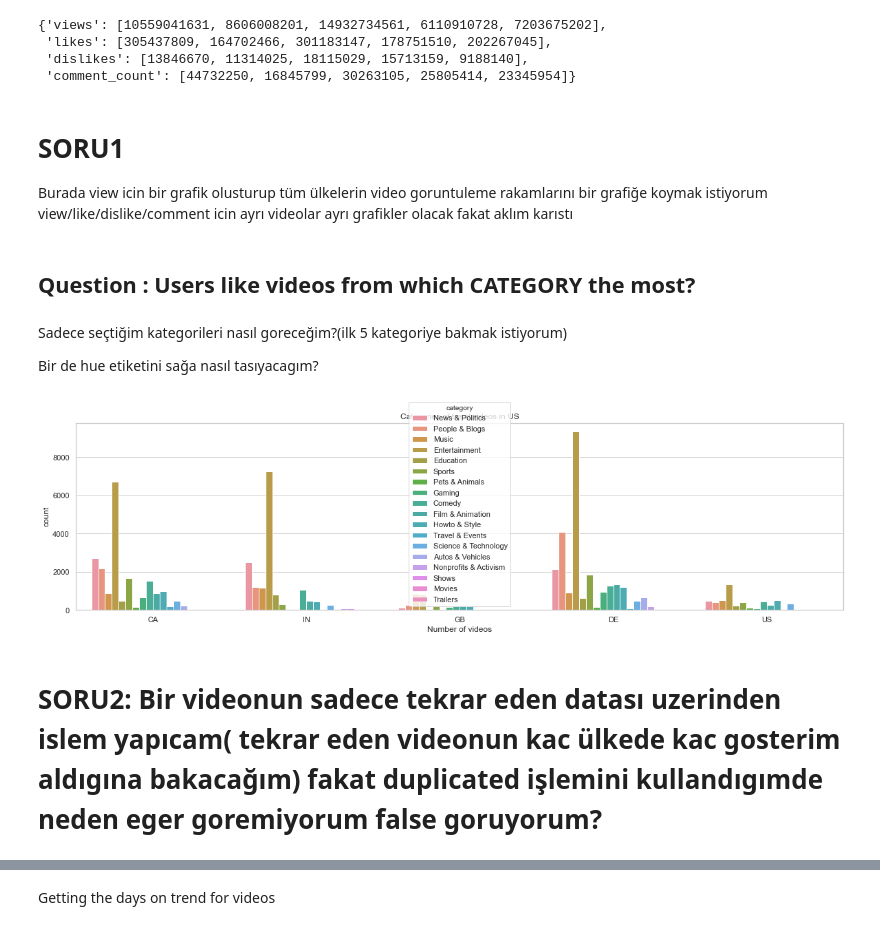
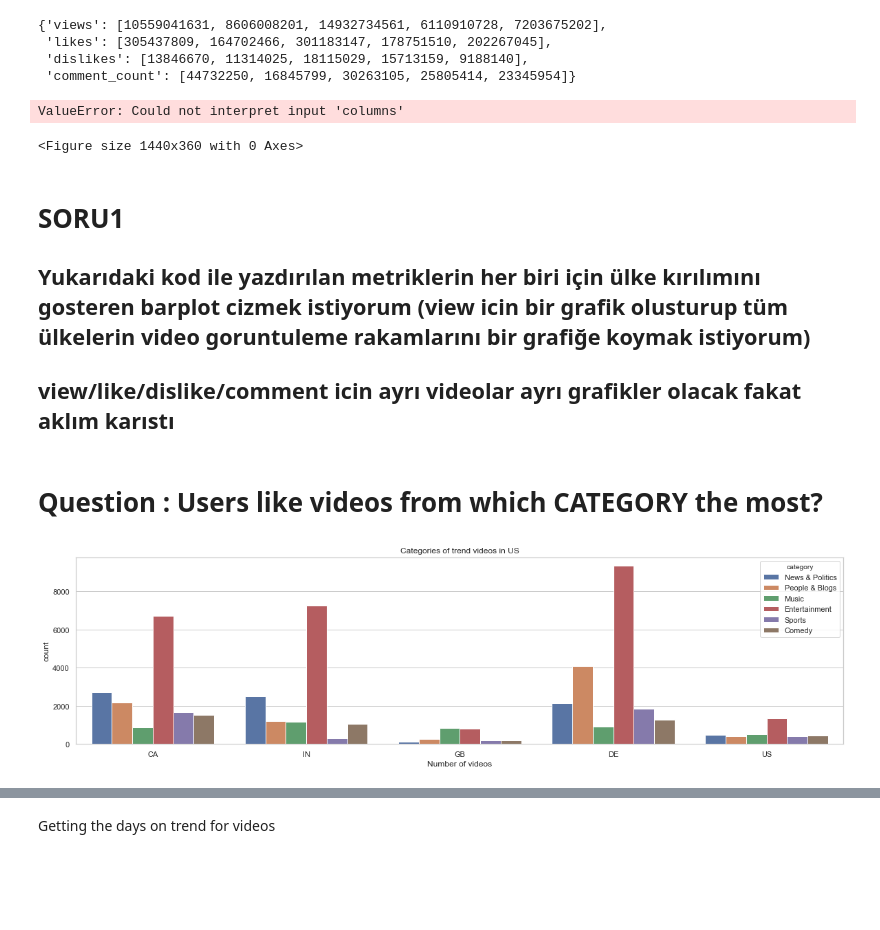
Before and after one commit to nilayduzkesen/EDA-Youtube-Project, a Jupyter notebook: EDA-Youtube Project!.ipynb, the cells around one changed output, grey strips where cells are left out. Cells and saved outputs as stored; diff of their text form; code cells hidden in the pictures; blank space fills up the shorter version.

```diff
--- a/EDA-Youtube Project!.ipynb
+++ b/EDA-Youtube Project!.ipynb
@@ -308,28 +316,34 @@ newdata
  'likes': [305437809, 164702466, 301183147, 178751510, 202267045],
  'dislikes': [13846670, 11314025, 18115029, 15713159, 9188140],
  'comment_count': [44732250, 16845799, 30263105, 25805414, 23345954]}
+# %%
+plt.figure(figsize = (20,5))
+
+sns.countplot(data = newdata, x = 'columns', hue = 'country')
+
+plt.xlabel('Number of videos')
+plt.title('Categories of trend videos in US')
+plt.show()
+# %% [output]
+ValueError: Could not interpret input 'columns'
+<Figure size 1440x360 with 0 Axes>
 # %% [markdown]
 # SORU1
-Burada view icin bir grafik olusturup tüm ülkelerin video goruntuleme rakamlarını bir grafiğe koymak istiyorum
-view/like/dislike/comment icin ayrı videolar ayrı grafikler olacak fakat aklım karıstı
+## Yukarıdaki kod ile yazdırılan metriklerin her biri için ülke kırılımını gosteren barplot cizmek istiyorum (view icin bir grafik olusturup tüm ülkelerin video goruntuleme rakamlarını bir grafiğe koymak istiyorum)
+## view/like/dislike/comment icin ayrı videolar ayrı grafikler olacak fakat aklım karıstı
 # %% [markdown]
-## Question : Users like videos from which CATEGORY the most?
+# Question : Users like videos from which CATEGORY the most?
-# %% [markdown]
-Sadece seçtiğim kategorileri nasıl goreceğim?(ilk 5 kategoriye bakmak istiyorum)
-
-Bir de hue etiketini sağa nasıl tasıyacagım?
+# %%
+category = list(all_data['category'].value_counts()[:6].index)
+
+cat_data = all_data[all_data.category.isin(category)]
 # %%
 plt.figure(figsize = (20,5))
 
-
-category = ['Entertainment ', 'People & Blogs ' , 'News & Politics', 'Comedy', 'Sports', 'Music']
-
-sns.countplot(data = all_data, x = 'country', hue = 'category')
+sns.countplot(data = cat_data, x = 'country', hue = 'category')
 
 plt.xlabel('Number of videos')
 plt.title('Categories of trend videos in US')
 plt.show()
 # %% [output]
-[figure, old version]
+[figure, new version]
-# %% [markdown]
-# SORU2: Bir videonun sadece tekrar eden datası uzerinden islem yapıcam( tekrar eden videonun kac ülkede kac gosterim aldıgına bakacağım) fakat duplicated işlemini kullandıgımde neden eger goremiyorum false goruyorum?
```
Also changed, not shown: parts of 37 cells of this notebook.
